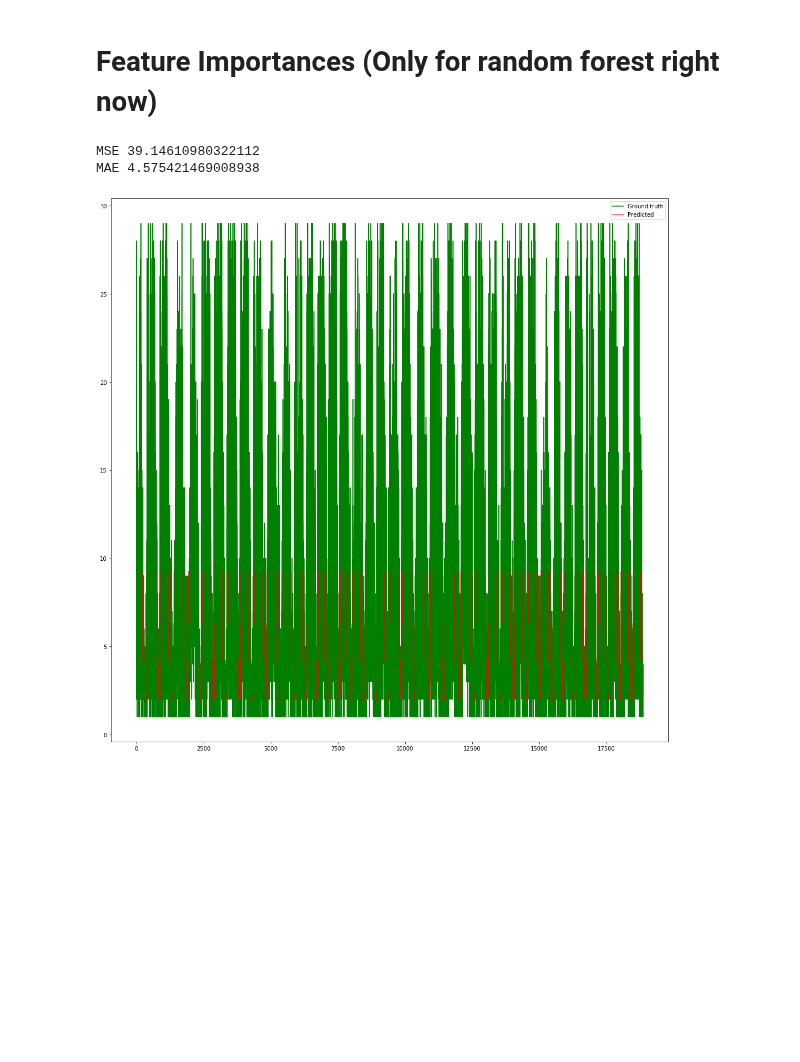
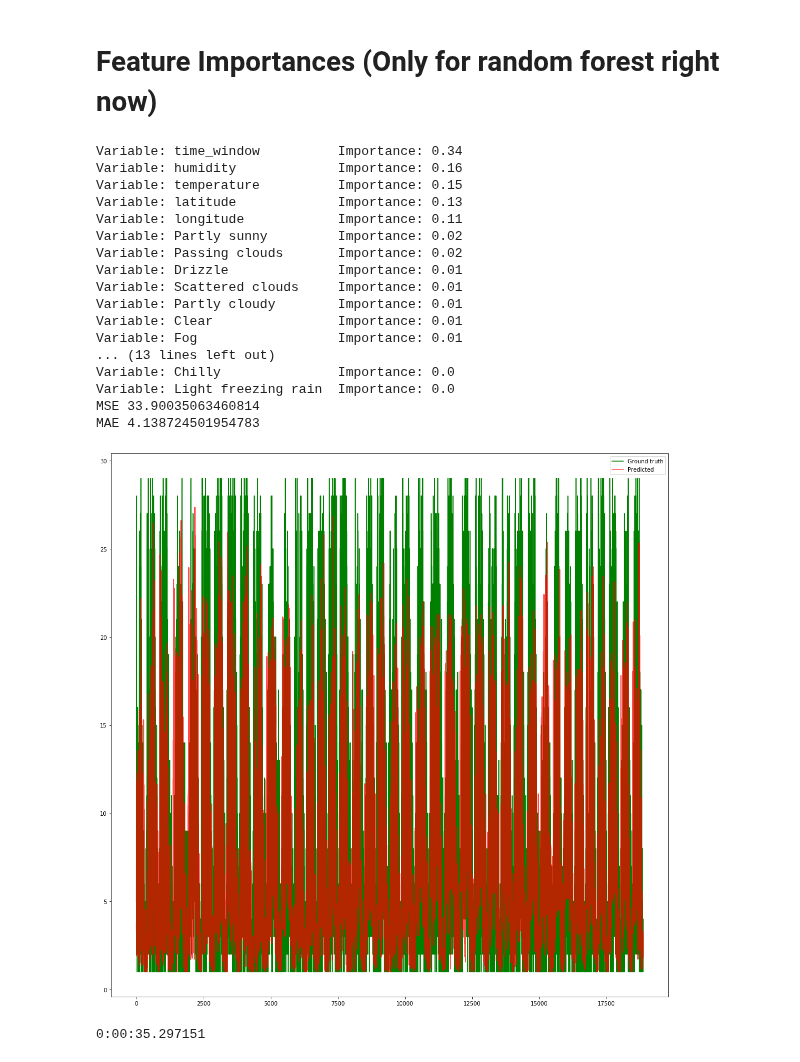
Before and after one commit to vandenbroucke/BRUBIKE, a Jupyter notebook: Predicting_Traffic_Different_models.ipynb, the cells around one changed output. Cells and saved outputs as stored; diff of their text form; code cells hidden in the pictures; blank space fills up the shorter version.

Commit message:
Including features importance on random forest algorithm. Running random forest with default values, (the scores are very good)

```diff
--- a/Predicting_Traffic_Different_models.ipynb
+++ b/Predicting_Traffic_Different_models.ipynb
@@ -15,7 +15,9 @@ from tensorflow.python.keras.models import Sequential
 from tensorflow.python.keras.layers import Dense
 from tensorflow.python.keras.layers import LSTM
 from tensorflow.python.keras import initializers
+from datetime import datetime as dt
 from utils import *
+start=dt.now()
 # %% [markdown]
 # Process weathertypes, remove empty windspeed and store (ignore if already done)
 # %%
@@ -196,7 +198,8 @@ def build_normal_model():
 normal_model = build_normal_model()
 from sklearn.ensemble import RandomForestRegressor
 def build_Random_forest_model():
-    model = RandomForestRegressor(max_depth=2, random_state=0,n_estimators=100)
+    #model = RandomForestRegressor(max_depth=2, random_state=0,n_estimators=100)
+    model = RandomForestRegressor()
     return model
 normal_model = build_Random_forest_model()
 model = normal_model
@@ -383,30 +386,55 @@ You are running a RandomForest model
 # Feature Importances (Only for random forest right now)
 # %%
 if isinstance(model,sklearn.ensemble.forest.RandomForestRegressor):
-    '''print(model.feature_importances_)
-    print((model.feature_importances_.shape))'''
+    #print(model.feature_importances_)
+    feature_list = list(df.drop(columns="bike_count").columns)
+    importances = list(model.feature_importances_)
+    # List of tuples with variable and importance
+    feature_importances = [(feature, round(importance, 2)) for feature, importance in zip(feature_list, importances)]
+    # Sort the feature importances by most important first
+    feature_importances = sorted(feature_importances, key = lambda x: x[1], reverse = True)
+    # Print out the feature and importances
+    [print('Variable: {:20} Importance: {}'.format(*pair)) for pair in feature_importances];
+    #print((model.feature_importances_.shape))
     def evaluate_random_forest_model(x_test,y_test):
 
         predictions = model.predict(x_test)
         #print(predictions)
         # Calculate the absolute errors
         errors = abs(predictions - y_test)
         #print(errors.shape)
         #print('Mean Absolute Error:', round(numpy.mean(errors), 2), 'bikes.')
         mse = mean_squared_error(predictions, y_test)
         mae=mean_absolute_error(predictions, y_test)
         print("MSE",mse)
         print("MAE",mae)
         plt.rcParams['figure.figsize'] = [18, 18]
         temp_df=y_test.reset_index(inplace=False)
         temp_df=temp_df.drop(columns="timestamp_from")
 
         l1, = plt.plot(temp_df, 'g')
         l2, = plt.plot(predictions, 'r', alpha=0.7)
         plt.legend(['Ground truth', 'Predicted'])
         plt.show()
     evaluate_random_forest_model(x_test,y_test)
+    print(dt.now()-start)
 # %% [output]
-MSE 39.14610980322112
-MAE 4.575421469008938
+Variable: time_window          Importance: 0.34
+Variable: humidity             Importance: 0.16
+Variable: temperature          Importance: 0.15
+Variable: latitude             Importance: 0.13
+Variable: longitude            Importance: 0.11
+Variable: Partly sunny         Importance: 0.02
+Variable: Passing clouds       Importance: 0.02
+Variable: Drizzle              Importance: 0.01
+Variable: Scattered clouds     Importance: 0.01
+Variable: Partly cloudy        Importance: 0.01
+Variable: Clear                Importance: 0.01
+Variable: Fog                  Importance: 0.01
+... (13 lines left out)
+Variable: Chilly               Importance: 0.0
+Variable: Light freezing rain  Importance: 0.0
+MSE 33.90035063460814
+MAE 4.138724501954783
-[figure, old version]
+[figure, new version]
+0:00:35.297151
```
Also changed, not shown: parts of 3 cells of this notebook.
